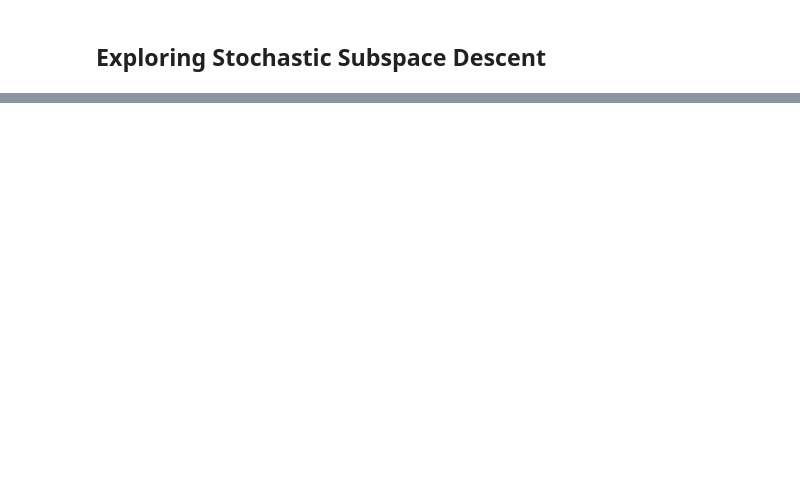
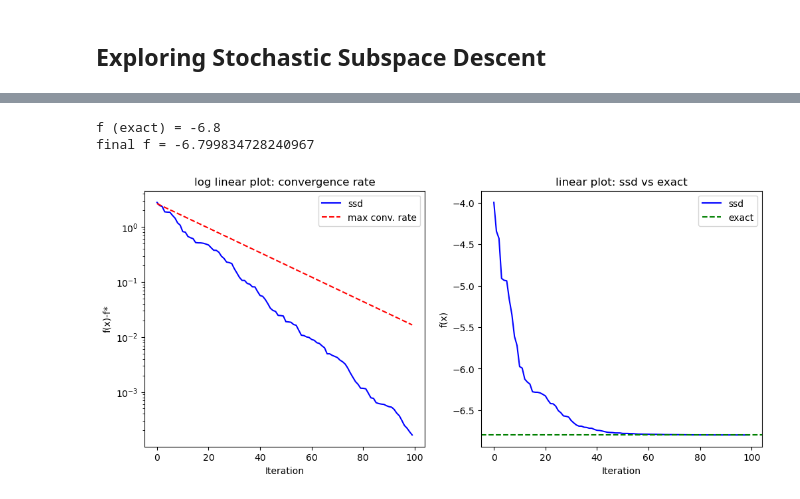
Before and after one commit to rileywuisme/Derivative-Free-Optimization-methods, a Jupyter notebook: SSD.ipynb, the cells around one changed output, grey strips where cells are left out. Cells and saved outputs as stored; diff of their text form; code cells hidden in the pictures; blank space fills up the shorter version.

```diff
--- a/SSD.ipynb
+++ b/SSD.ipynb
@@ -27,28 +34,82 @@ Define f, the test function, as the quadratic function
 $$f(x) = \frac{1}{2} x^T A x - b^T x $$
 # %%
 #input alpha and l, independent variables
-#  0 < alpha < 2l/(d*lambda). Why?
+#0 < alpha < 2l/(d*lambda). Why?
 
-def algo(alpha, l, f, max_iter=100):
-    d = f.ndim
+def ssd(x, alpha, l, f, max_iter=100, tol=1e-6):
+    d = x.shape[0]
+    fx = []
 
-    #initialize x
-    x = np.random.default_rng()
     for n in range(max_iter):
         #generate P using haar distribution (not necessary)
-        Z = jnp.random.default_rng().standard_normal((d, d))
-        Q, R = linalg(X)
-        I = jnp.eye(d, l)
-        P = jnp.sqrt(d * l) * Q @ I
+        Z = np.random.default_rng().standard_normal((d, d))
+        Q, R = linalg.qr(Z)
+        Lambda = np.diag(np.sign(np.diag(R)))
+        I = np.eye(d, l)
+        P = np.sqrt(d / l) * (Q @ Lambda)[:, :l]
 
         #recurse
         grad = jax.grad(f)(x)
         y = P.T @ grad
         step = P @ y
-        x_new = x + alpha @ step
+        x = x - alpha* step
+
+        if np.linalg.norm(grad) < tol:
+            break
+
+        #loss function
+        fx.append(float(f(jnp.array(x))))
+
+    return fx
 
 #test function: x.T @ A @ x - b.T @ x. f is convex.
 def quad(x, A, b):
     Ax = x.T @ A @ x
-    b = b.T @ x
-    return (1/2)*Ax - b
+    b_ = b.T @ x
+    return (1/2)*Ax - b_
+
+'''running the algorithm
+defined d = 4, l = 2 < 4, A as a diagonal matrix, and b is a random array.'''
+
+d = 4
+l = 2    # intrinsic dimension (number of "important" directions)
+key = jax.random.PRNGKey(0)
+x = jax.random.uniform(key, shape=(d,))
+
+A = np.diag([10, 5, 1, 1])
+b = np.array([2, 4, 1, 3])
+
+#x needs to be a free variable
+f = lambda x: quad(x, A, b)
+result = ssd(x, 0.05, l, f)
+
+#calculating the exact solution, then compare
+f_exact = quad(linalg.inv(A) @ b, A, b)
+print("f (exact) =", f_exact)
+print("final f =", result[-1])
+
+#plot convergence
+fig, (ax1, ax2) = plt.subplots(1, 2, figsize=(12, 5))
+
+ax1.set_title('log linear plot: convergence rate')
+ax1.semilogy(result - f_exact, color='b', label='ssd')
+beta = 0.95
+initial_gap = result[0] - f_exact
+k = np.arange(1, len(result) + 1)
+ax1.semilogy(0.95**k * initial_gap, color='r', ls='dashed', label='max conv. rate')
+ax1.set_xlabel("Iteration")
+ax1.set_ylabel("f(x)-f*")
+ax1.legend()
+
+ax2.set_title('linear plot: ssd vs exact')
+ax2.plot(result, color='b', label='ssd')
+ax2.axhline(f_exact, color='g', label='exact', ls='dashed')
+ax2.set_xlabel("Iteration")
+ax2.set_ylabel("f(x)")
+ax2.legend()
+
+plt.show()
+# %% [output]
+f (exact) = -6.8
+final f = -6.799834728240967
+[figure, added]
```
Also changed, not shown: parts of 4 cells of this notebook.
